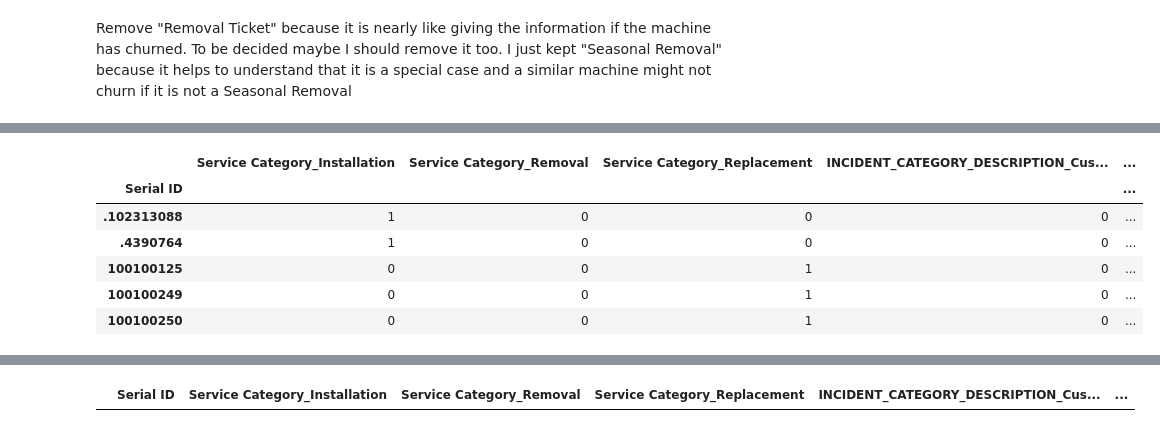
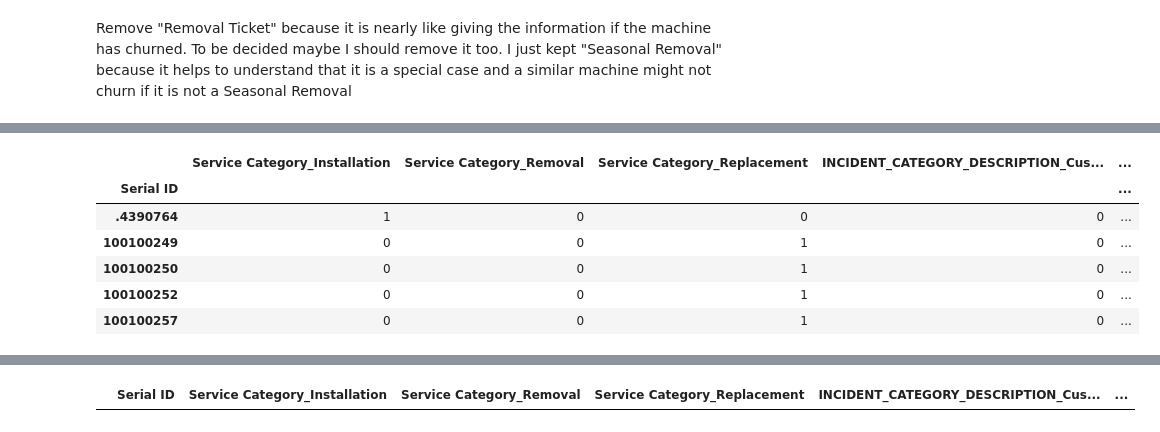
Before and after one commit to mirkosalomo/Churn_Prediction, a Jupyter notebook: Customer Churn - 01 - The Problem and first preparation of the data.ipynb, the cells around one changed output, grey strips where cells are left out. Saved outputs shown, nothing was run; the diff lists cells and outputs as text; code cells hidden in the pictures.

```diff
--- a/Customer Churn - 01 - The Problem and first preparation of the data.ipynb
+++ b/Customer Churn - 01 - The Problem and first preparation of the data.ipynb
@@ -2835,40 +2873,38 @@ Placement_df_prep3 = Placement_df_prep2.groupby(["Serial ID"])\
        'INCIDENT_CATEGORY_DESCRIPTION_Key Account Test Installation',
        'INCIDENT_CATEGORY_DESCRIPTION_Maintenance & Repair',
        'INCIDENT_CATEGORY_DESCRIPTION_New Customer / Installation Point',
-       'INCIDENT_CATEGORY_DESCRIPTION_Removal / Data Fix',
        'INCIDENT_CATEGORY_DESCRIPTION_Renew',
        'INCIDENT_CATEGORY_DESCRIPTION_Seasonal Installation',
        'INCIDENT_CATEGORY_DESCRIPTION_Seasonal Removal',
        'INCIDENT_CATEGORY_DESCRIPTION_Trial / Demo /Food Show',
        'INCIDENT_CATEGORY_DESCRIPTION_Unknown/Other',
        'INCIDENT_CATEGORY_DESCRIPTION_Upgrade/Downgrade']].sum()
 
 
 TicketsColumnsList = ['Serial ID', 'Service Category_Installation',
        'Service Category_Removal', 'Service Category_Replacement',
        'INCIDENT_CATEGORY_DESCRIPTION_Customer relocation',
        'INCIDENT_CATEGORY_DESCRIPTION_Exchange / Replacement Sales',
        'INCIDENT_CATEGORY_DESCRIPTION_Install/Data Fix',
        'INCIDENT_CATEGORY_DESCRIPTION_Key Account Test Installation',
        'INCIDENT_CATEGORY_DESCRIPTION_Maintenance & Repair',
        'INCIDENT_CATEGORY_DESCRIPTION_New Customer / Installation Point',
-       'INCIDENT_CATEGORY_DESCRIPTION_Removal / Data Fix',
        'INCIDENT_CATEGORY_DESCRIPTION_Renew',
        'INCIDENT_CATEGORY_DESCRIPTION_Seasonal Installation',
        'INCIDENT_CATEGORY_DESCRIPTION_Seasonal Removal',
        'INCIDENT_CATEGORY_DESCRIPTION_Trial / Demo /Food Show',
        'INCIDENT_CATEGORY_DESCRIPTION_Unknown/Other',
        'INCIDENT_CATEGORY_DESCRIPTION_Upgrade/Downgrade']
 
 Placement_df_prep3.head()
 # %% [output]
 |  | Service Category_Installation | Service Category_Removal | Service Category_Replacement | INCIDENT_CATEGORY_DESCRIPTION_Cus... | ... |
 | Serial ID |  |  |  |  | ... |
-| .102313088 | 1 | 0 | 0 | 0 | ... |
 | .4390764 | 1 | 0 | 0 | 0 | ... |
-| 100100125 | 0 | 0 | 1 | 0 | ... |
 | 100100249 | 0 | 0 | 1 | 0 | ... |
 | 100100250 | 0 | 0 | 1 | 0 | ... |
+| 100100252 | 0 | 0 | 1 | 0 | ... |
+| 100100257 | 0 | 0 | 1 | 0 | ... |
 # %%
 # Specify the filename
 filename = 'TicketsColumnsList.p'
```
Also changed, not shown: parts of 125 cells of this notebook, 4 other files.
